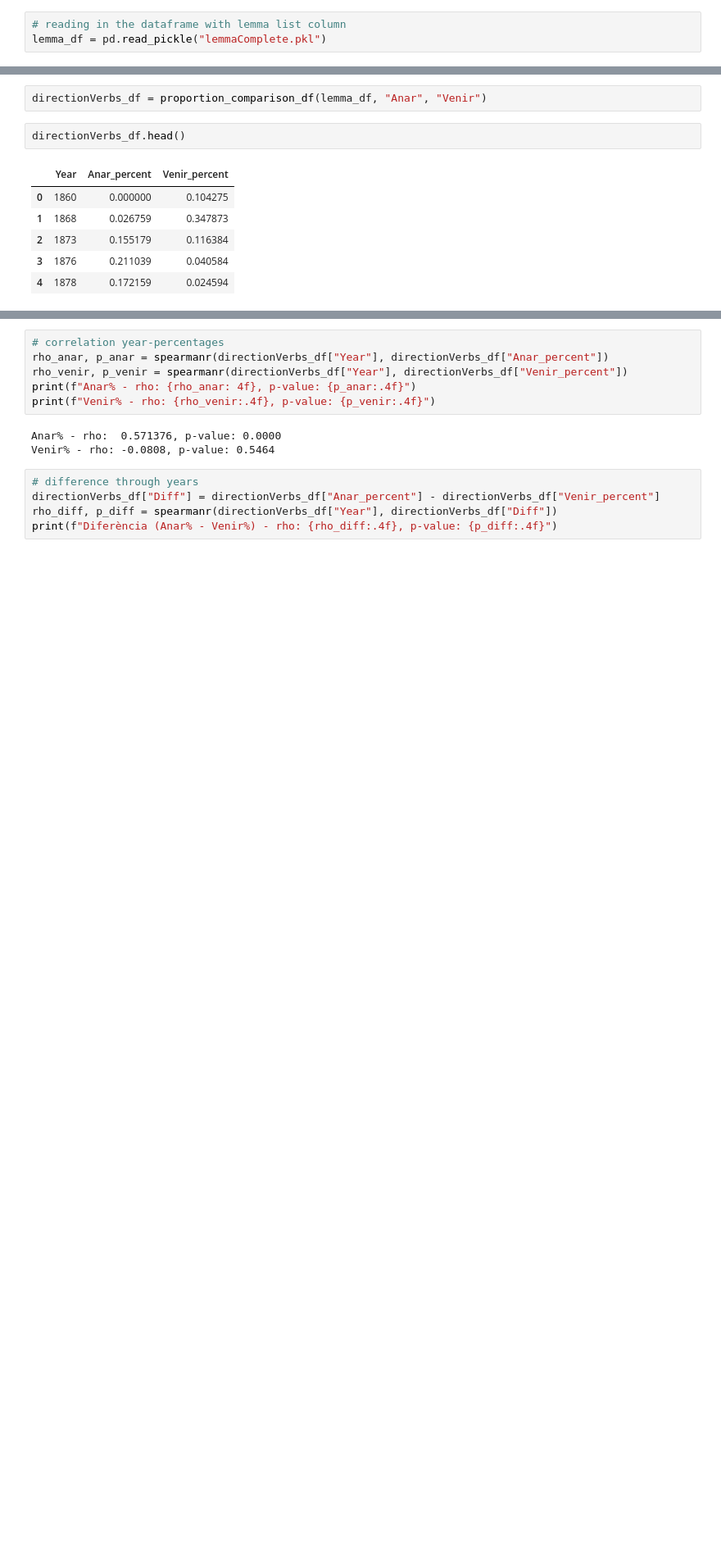
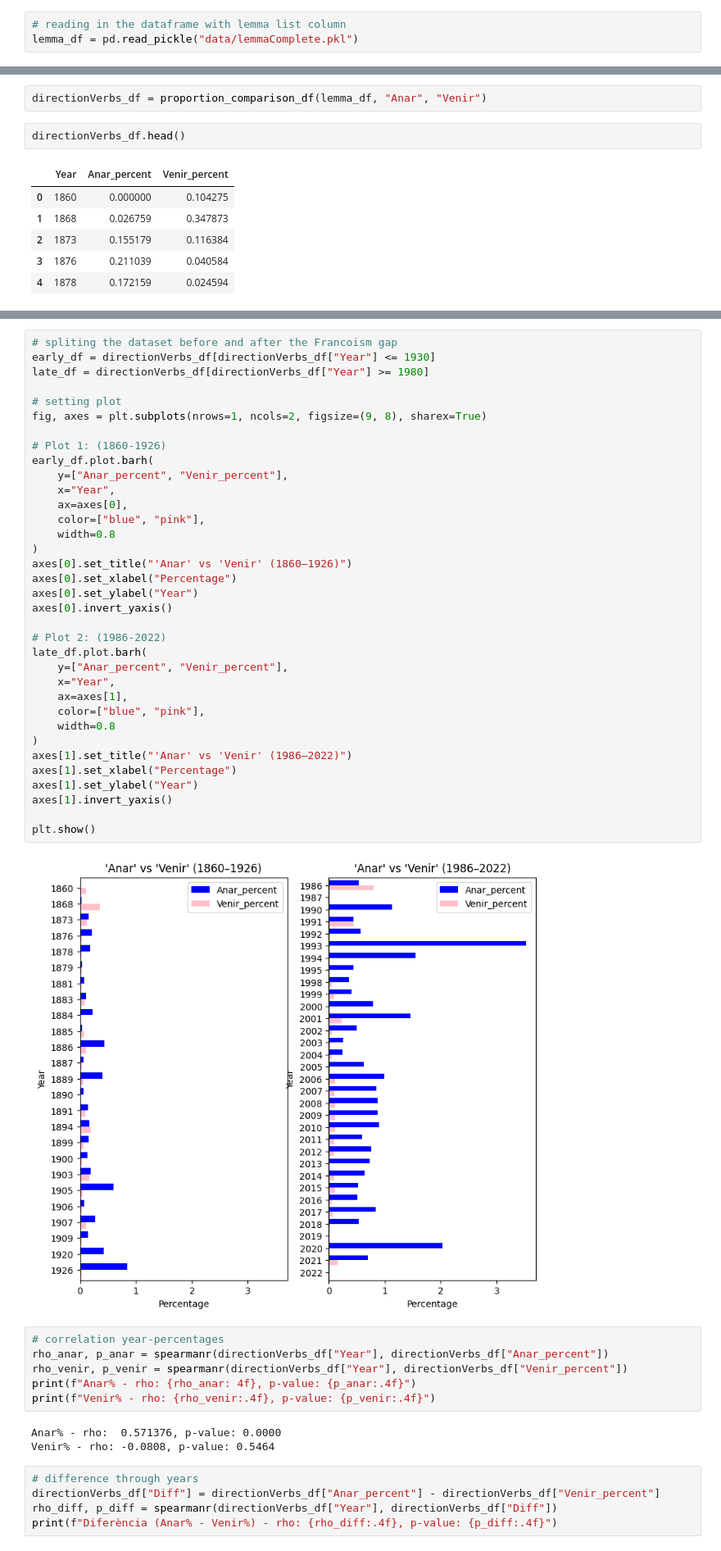
Before and after one commit to Data-Science-for-Linguists-2025/Linguistic-Markers-Catalan-Substitution, a Jupyter notebook: Analysis-1-LowLevel.ipynb, the cells around one changed output, grey strips where cells are left out. Shown at 82% size. Drawn from its saved outputs; the diff is of its cells as text; blank space fills up the shorter version.

Commit message:
tweaks before final

```diff
--- a/Analysis-1-LowLevel.ipynb
+++ b/Analysis-1-LowLevel.ipynb
@@ -336,7 +351,7 @@ python lemmatization_script.py
 '''
 # %%
 # reading in the dataframe with lemma list column
-lemma_df = pd.read_pickle("lemmaComplete.pkl")
+lemma_df = pd.read_pickle("data/lemmaComplete.pkl")
 # %%
 # checking the new column
 lemma_df = lemma_df.drop_duplicates(subset="Text", keep="first")
@@ -409,3 +402,40 @@ plt.show()
+# %%
+# spliting the dataset before and after the Francoism gap
+early_df = directionVerbs_df[directionVerbs_df["Year"] <= 1930]
+late_df = directionVerbs_df[directionVerbs_df["Year"] >= 1980]
+
+# setting plot
+fig, axes = plt.subplots(nrows=1, ncols=2, figsize=(9, 8), sharex=True)
+
+# Plot 1: (1860-1926)
+early_df.plot.barh(
+    y=["Anar_percent", "Venir_percent"],
+    x="Year",
+    ax=axes[0],
+    color=["blue", "pink"],
+    width=0.8
+)
+axes[0].set_title("'Anar' vs 'Venir' (1860–1926)")
+axes[0].set_xlabel("Percentage")
+axes[0].set_ylabel("Year")
+axes[0].invert_yaxis()
+
+# Plot 2: (1986-2022)
+late_df.plot.barh(
+    y=["Anar_percent", "Venir_percent"],
+    x="Year",
+    ax=axes[1],
+    color=["blue", "pink"],
+    width=0.8
+)
+axes[1].set_title("'Anar' vs 'Venir' (1986–2022)")
+axes[1].set_xlabel("Percentage")
+axes[1].set_ylabel("Year")
+axes[1].invert_yaxis()
+
+plt.show()
+# %% [output]
+[figure, added]
 # %%
 # correlation year-percentages
 rho_anar, p_anar = spearmanr(directionVerbs_df["Year"], directionVerbs_df["Anar_percent"])
```
Also changed, not shown: parts of 17 cells of this notebook, 4 other files.
